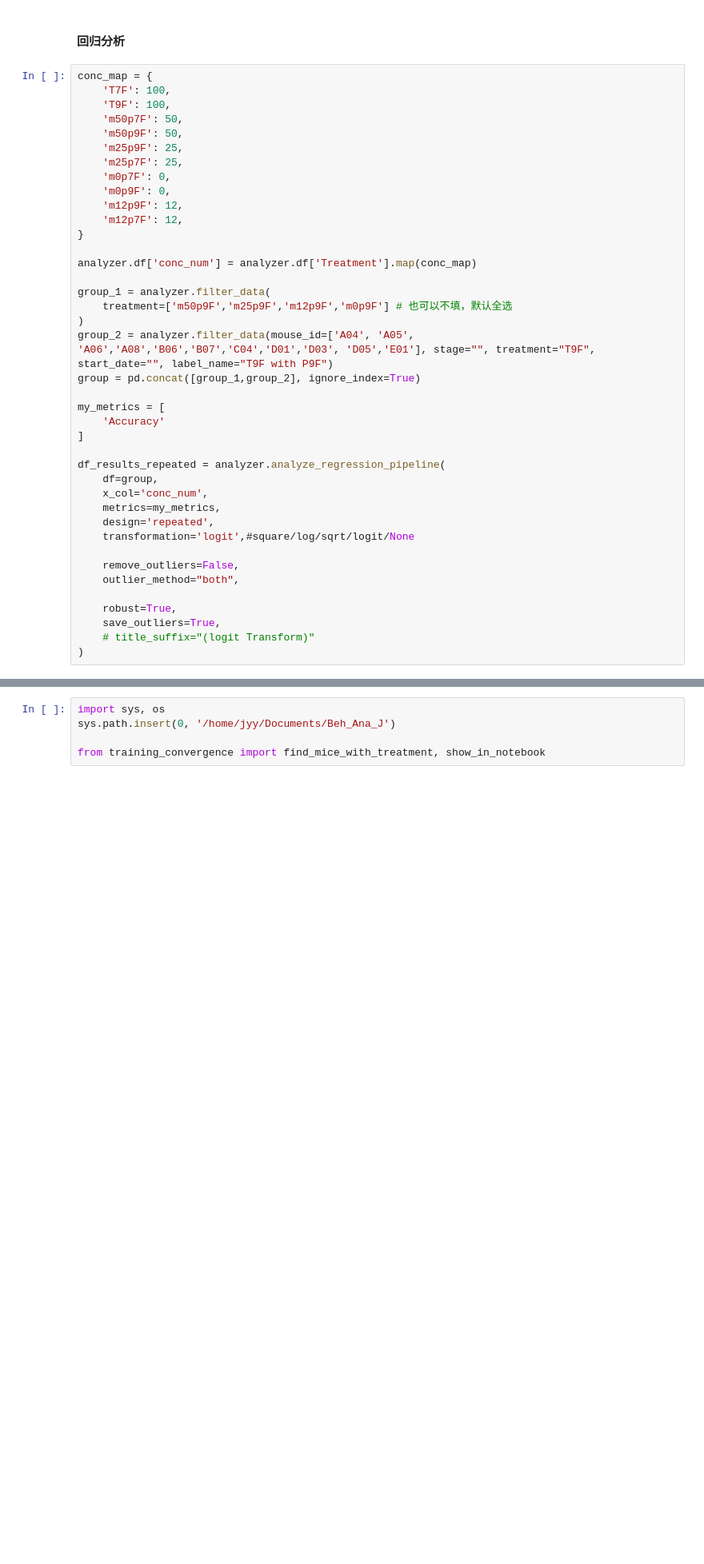
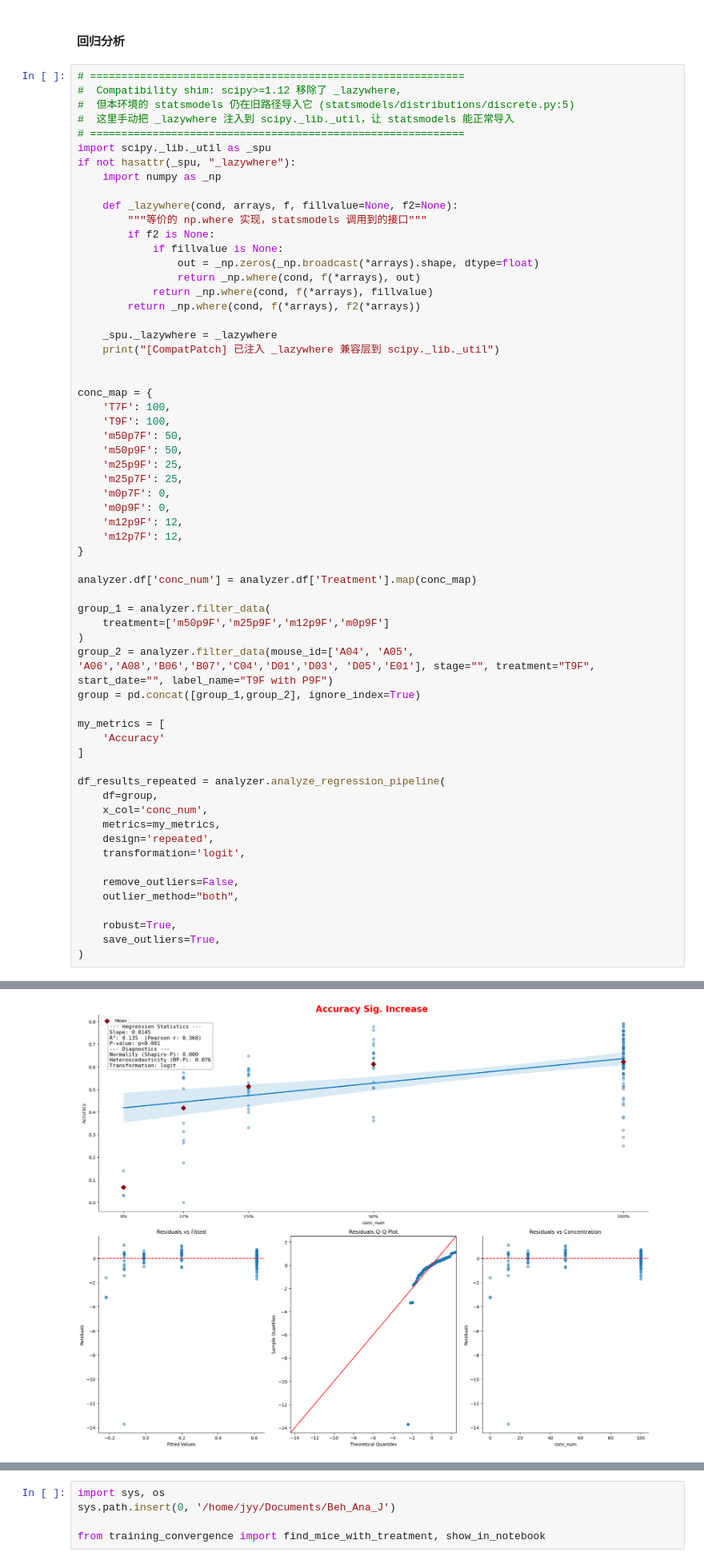
Before and after one commit to zyyk78/Beh_Ana, a Jupyter notebook: 3-main_AnaOfdata.ipynb, the cells around one changed output, grey strips where cells are left out. Shown at 80% size. Cells and saved outputs as stored; diff of their text form; blank space fills up the shorter version.

```diff
--- a/3-main_AnaOfdata.ipynb
+++ b/3-main_AnaOfdata.ipynb
@@ -1250,6 +1300,28 @@ analyzer.print_training_pipeline()
 # %% [markdown]
 ####    回归分析
 # %%
+# ============================================================
+#  Compatibility shim: scipy>=1.12 移除了 _lazywhere,
+#  但本环境的 statsmodels 仍在旧路径导入它 (statsmodels/distributions/discrete.py:5)
+#  这里手动把 _lazywhere 注入到 scipy._lib._util，让 statsmodels 能正常导入
+# ============================================================
+import scipy._lib._util as _spu
+if not hasattr(_spu, "_lazywhere"):
+    import numpy as _np
+
+    def _lazywhere(cond, arrays, f, fillvalue=None, f2=None):
+        """等价的 np.where 实现，statsmodels 调用到的接口"""
+        if f2 is None:
+            if fillvalue is None:
+                out = _np.zeros(_np.broadcast(*arrays).shape, dtype=float)
+                return _np.where(cond, f(*arrays), out)
+            return _np.where(cond, f(*arrays), fillvalue)
+        return _np.where(cond, f(*arrays), f2(*arrays))
+
+    _spu._lazywhere = _lazywhere
+    print("[CompatPatch] 已注入 _lazywhere 兼容层到 scipy._lib._util")
+
+
 conc_map = {
     'T7F': 100,
     'T9F': 100,
@@ -1266,7 +1338,7 @@ conc_map = {
 analyzer.df['conc_num'] = analyzer.df['Treatment'].map(conc_map)
 
 group_1 = analyzer.filter_data(
-    treatment=['m50p9F','m25p9F','m12p9F','m0p9F'] # 也可以不填，默认全选
+    treatment=['m50p9F','m25p9F','m12p9F','m0p9F']
 )
 group_2 = analyzer.filter_data(mouse_id=['A04', 'A05', 'A06','A08','B06','B07','C04','D01','D03', 'D05','E01'], stage="", treatment="T9F", start_date="", label_name="T9F with P9F")
 group = pd.concat([group_1,group_2], ignore_index=True)
@@ -1280,12 +1352,12 @@ df_results_repeated = analyzer.analyze_regression_pipeline(
     x_col='conc_num',
     metrics=my_metrics,
     design='repeated',
-    transformation='logit',#square/log/sqrt/logit/None
+    transformation='logit',
 
     remove_outliers=False,
     outlier_method="both",
 
     robust=True,
     save_outliers=True,
-    # title_suffix="(logit Transform)"
 )
+# %% [output]
@@ -1291,0 +1366 @@ df_results_repeated = analyzer.analyze_regression_pipeline(
+[figure, added]
```
Also changed, not shown: parts of 13 cells of this notebook, 1 other file.
